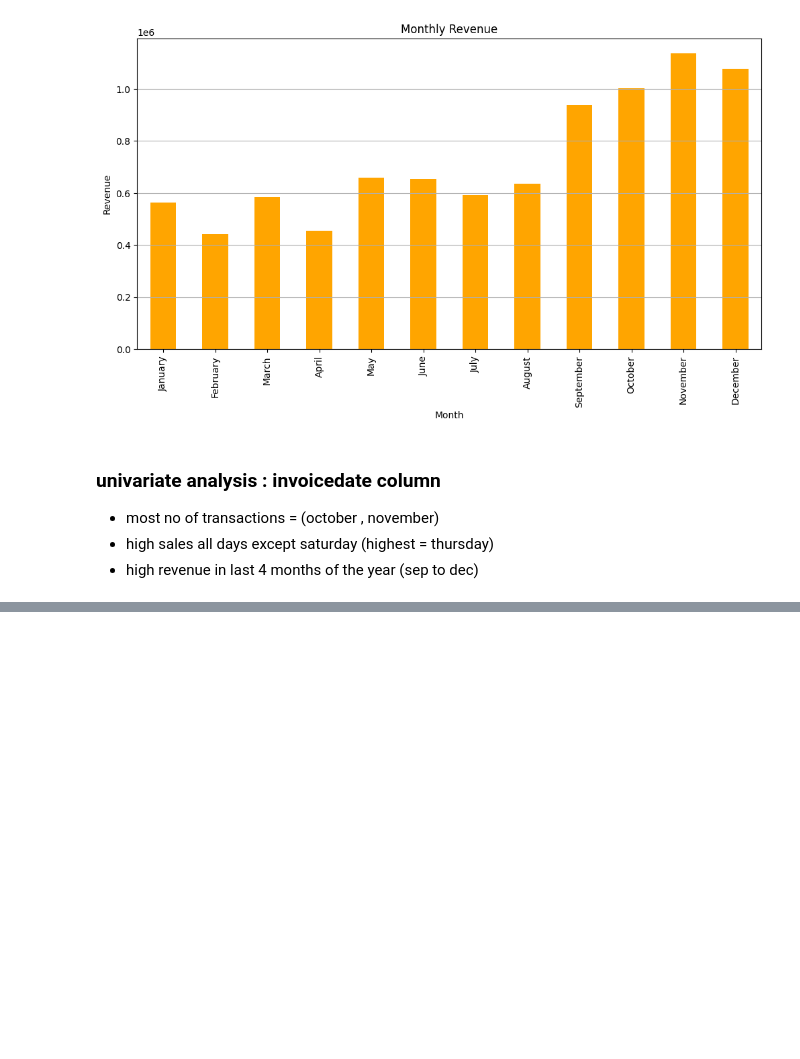
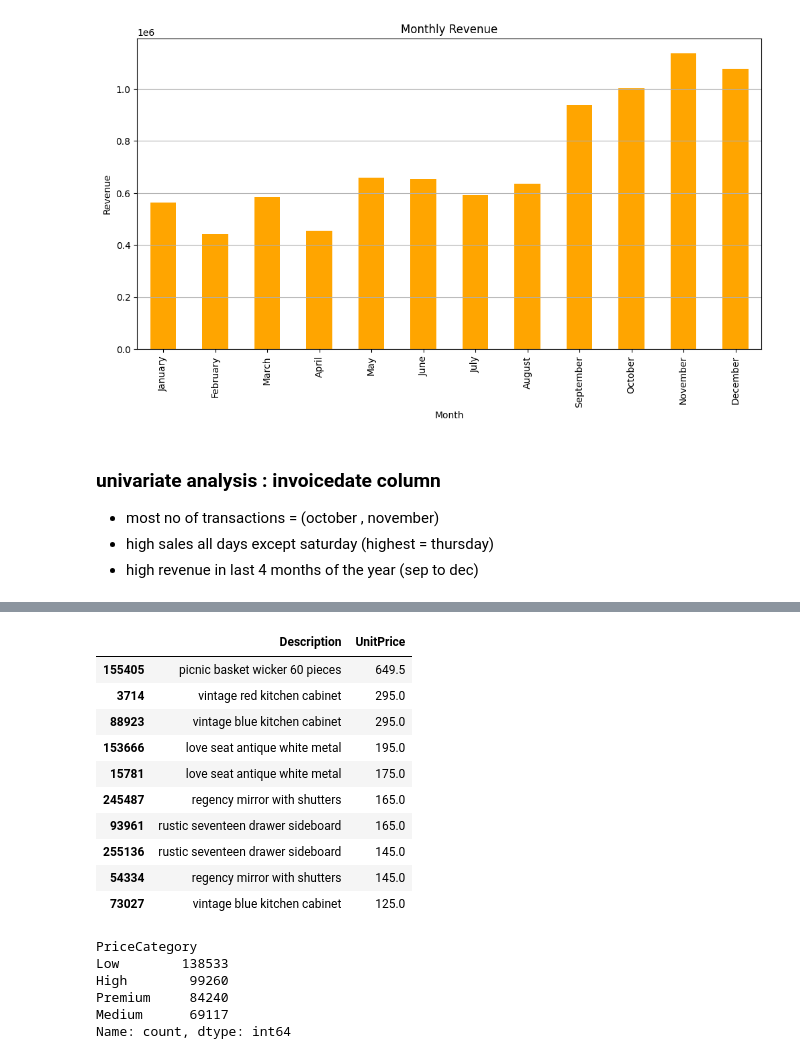
Before and after one commit to anuragchaubey1224/customer-segmentation, a Jupyter notebook: notebooks/eda.ipynb, the cells around one changed output, grey strips where cells are left out. Drawn from its saved outputs; the diff is of its cells as text; code cells hidden in the pictures; blank space fills up the shorter version.

Commit message:
univariate analysis on unitprice column

```diff
--- a/notebooks/eda.ipynb
+++ b/notebooks/eda.ipynb
@@ -838,0 +891,26 @@ plt.show()
+# %%
+# top products by unitprice
+df[['Description', 'UnitPrice']].sort_values(by='UnitPrice', ascending=False).drop_duplicates().head(10)
+# %% [output]
+|  | Description | UnitPrice |
+| 155405 | picnic basket wicker 60 pieces | 649.5 |
+| 3714 | vintage red kitchen cabinet | 295.0 |
+| 88923 | vintage blue kitchen cabinet | 295.0 |
+| 153666 | love seat antique white metal | 195.0 |
+| 15781 | love seat antique white metal | 175.0 |
+| 245487 | regency mirror with shutters | 165.0 |
+| 93961 | rustic seventeen drawer sideboard | 165.0 |
+| 255136 | rustic seventeen drawer sideboard | 145.0 |
+| 54334 | regency mirror with shutters | 145.0 |
+| 73027 | vintage blue kitchen cabinet | 125.0 |
+# %%
+# binig (for categorical classification of products)
+df['PriceCategory'] = pd.qcut(df['UnitPrice'], q=4, labels=['Low', 'Medium', 'High', 'Premium'])
+df['PriceCategory'].value_counts()
+# %% [output]
+PriceCategory
+Low        138533
+High        99260
+Premium     84240
+Medium      69117
+Name: count, dtype: int64
```
Also changed, not shown: parts of 7 cells of this notebook.
